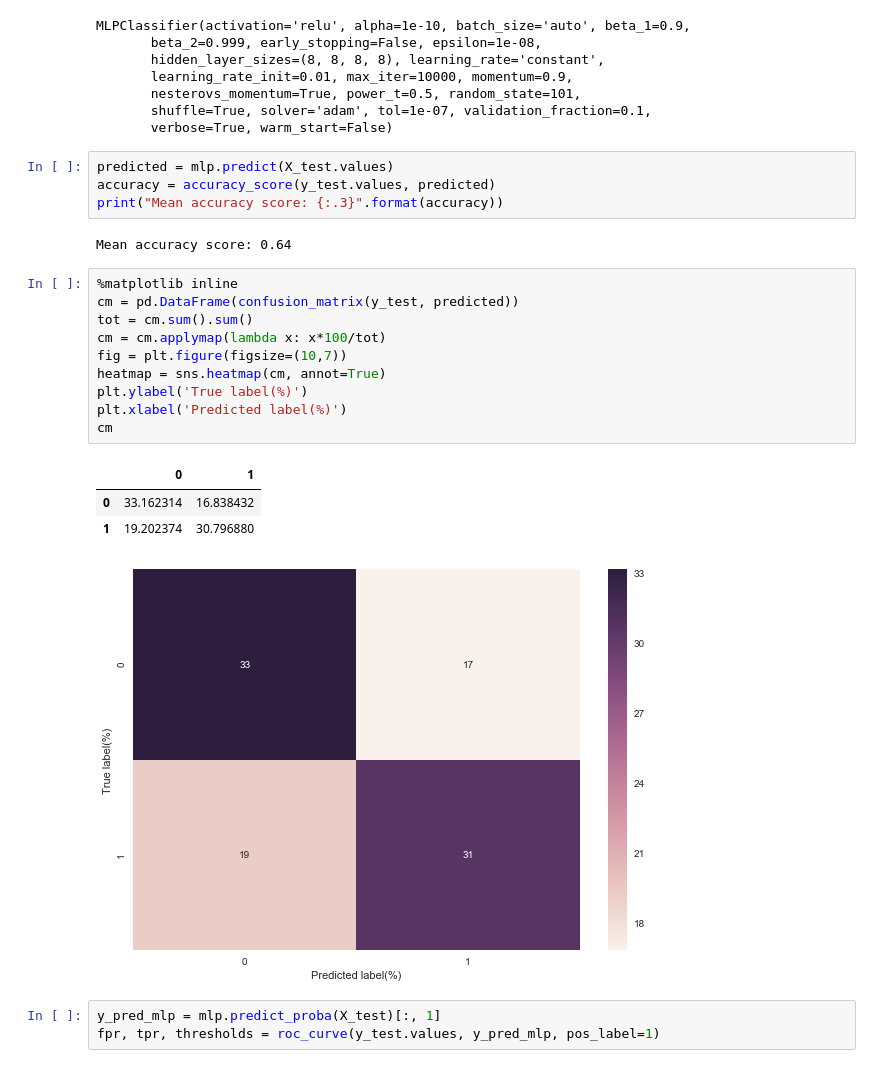
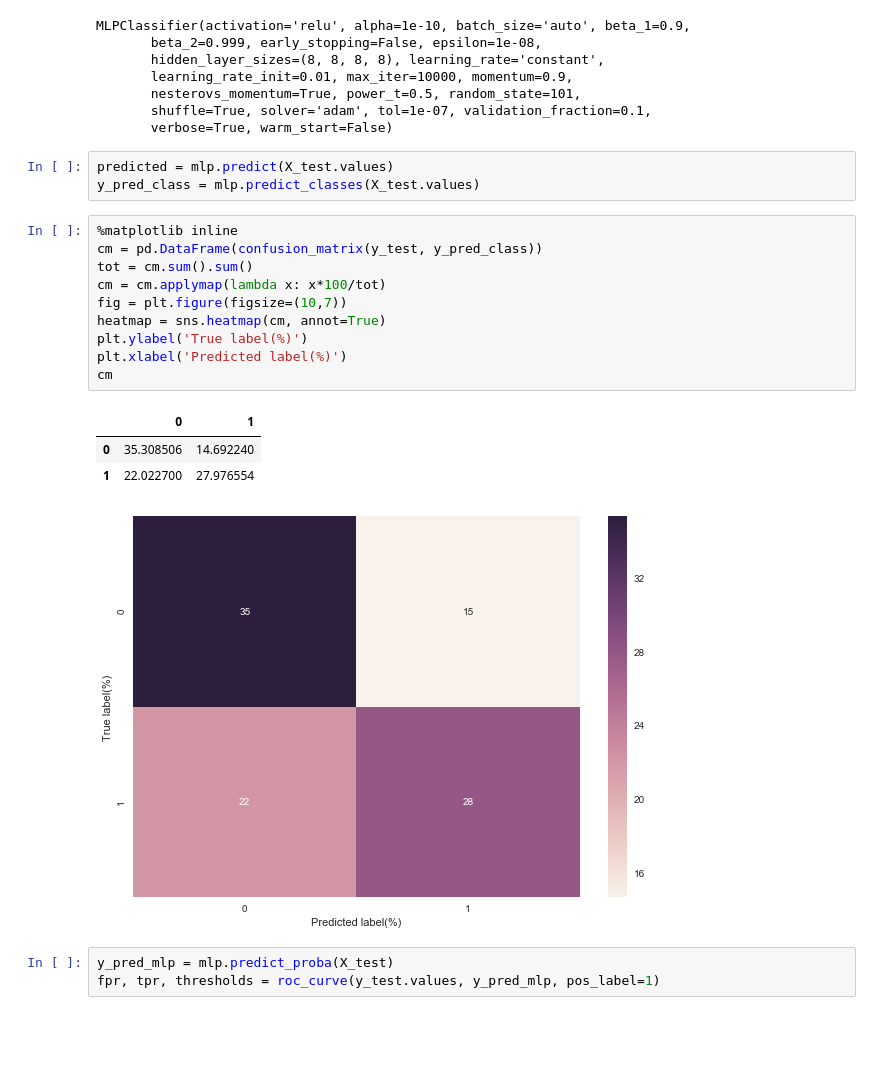
Before and after one commit to wba25/projeto-redes-neurais, a Jupyter notebook: MLP.ipynb, the cells around one changed output. Drawn from its saved outputs; the diff is of its cells as text; blank space fills up the shorter version.

```diff
--- a/MLP.ipynb
+++ b/MLP.ipynb
@@ -127,29 +139,26 @@ MLPClassifier(activation='relu', alpha=1e-10, batch_size='auto', beta_1=0.9,
        nesterovs_momentum=True, power_t=0.5, random_state=101,
        shuffle=True, solver='adam', tol=1e-07, validation_fraction=0.1,
        verbose=True, warm_start=False)
-# %%
-predicted = mlp.predict(X_test.values)
-accuracy = accuracy_score(y_test.values, predicted)
-print("Mean accuracy score: {:.3}".format(accuracy))
-# %% [output]
-Mean accuracy score: 0.64
+# %%
+predicted = mlp.predict(X_test.values)
+y_pred_class = mlp.predict_classes(X_test.values)
 # %%
 %matplotlib inline
-cm = pd.DataFrame(confusion_matrix(y_test, predicted))
+cm = pd.DataFrame(confusion_matrix(y_test, y_pred_class))
 tot = cm.sum().sum()
 cm = cm.applymap(lambda x: x*100/tot)
 fig = plt.figure(figsize=(10,7))
 heatmap = sns.heatmap(cm, annot=True)
 plt.ylabel('True label(%)')
 plt.xlabel('Predicted label(%)')
 cm
 # %% [output]
 |  | 0 | 1 |
-| 0 | 33.162314 | 16.838432 |
-| 1 | 19.202374 | 30.796880 |
+| 0 | 35.308506 | 14.692240 |
+| 1 | 22.022700 | 27.976554 |
-[figure, old version]
+[figure, new version]
 # %%
-y_pred_mlp = mlp.predict_proba(X_test)[:, 1]
+y_pred_mlp = mlp.predict_proba(X_test)
 fpr, tpr, thresholds = roc_curve(y_test.values, y_pred_mlp, pos_label=1)
 # %%
 %matplotlib inline
```
Also changed, not shown: parts of 11 cells of this notebook, 1 other file.
